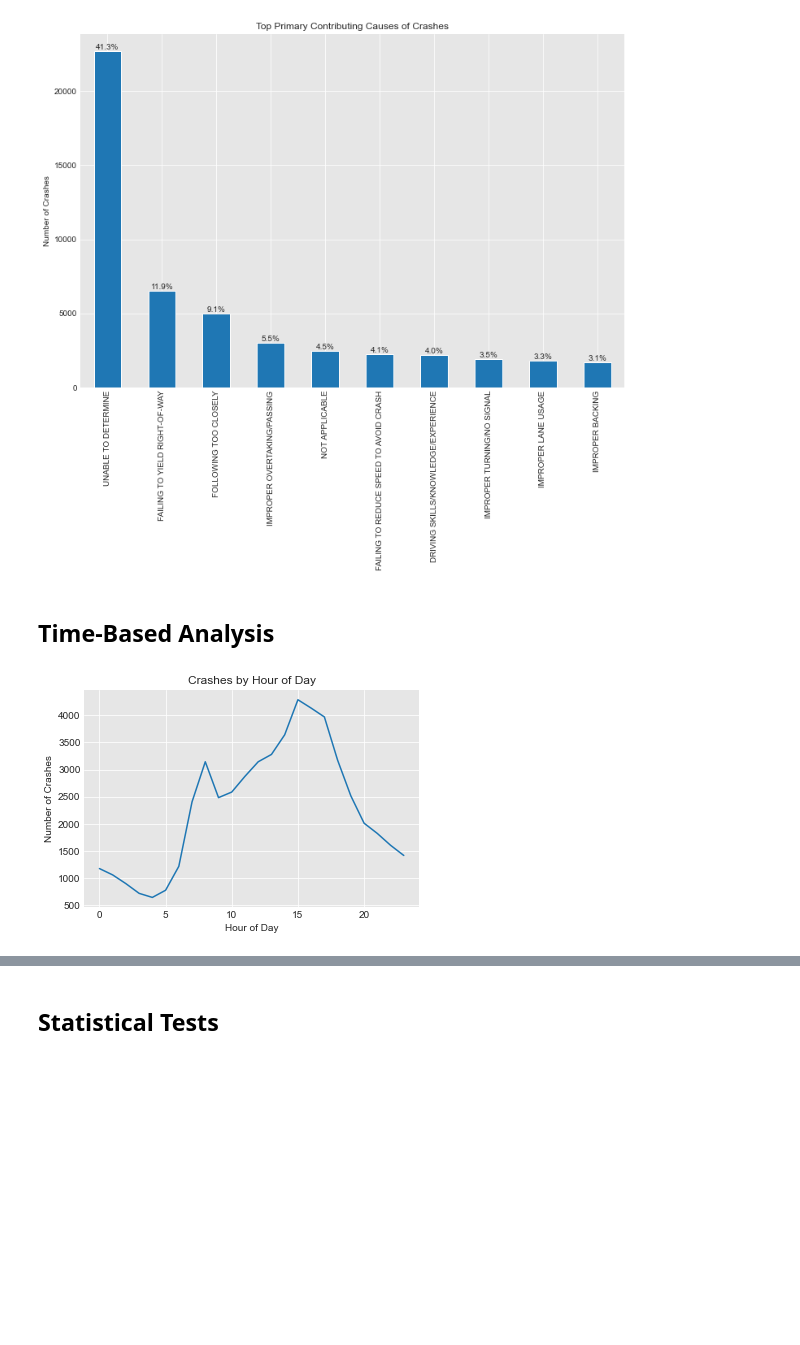
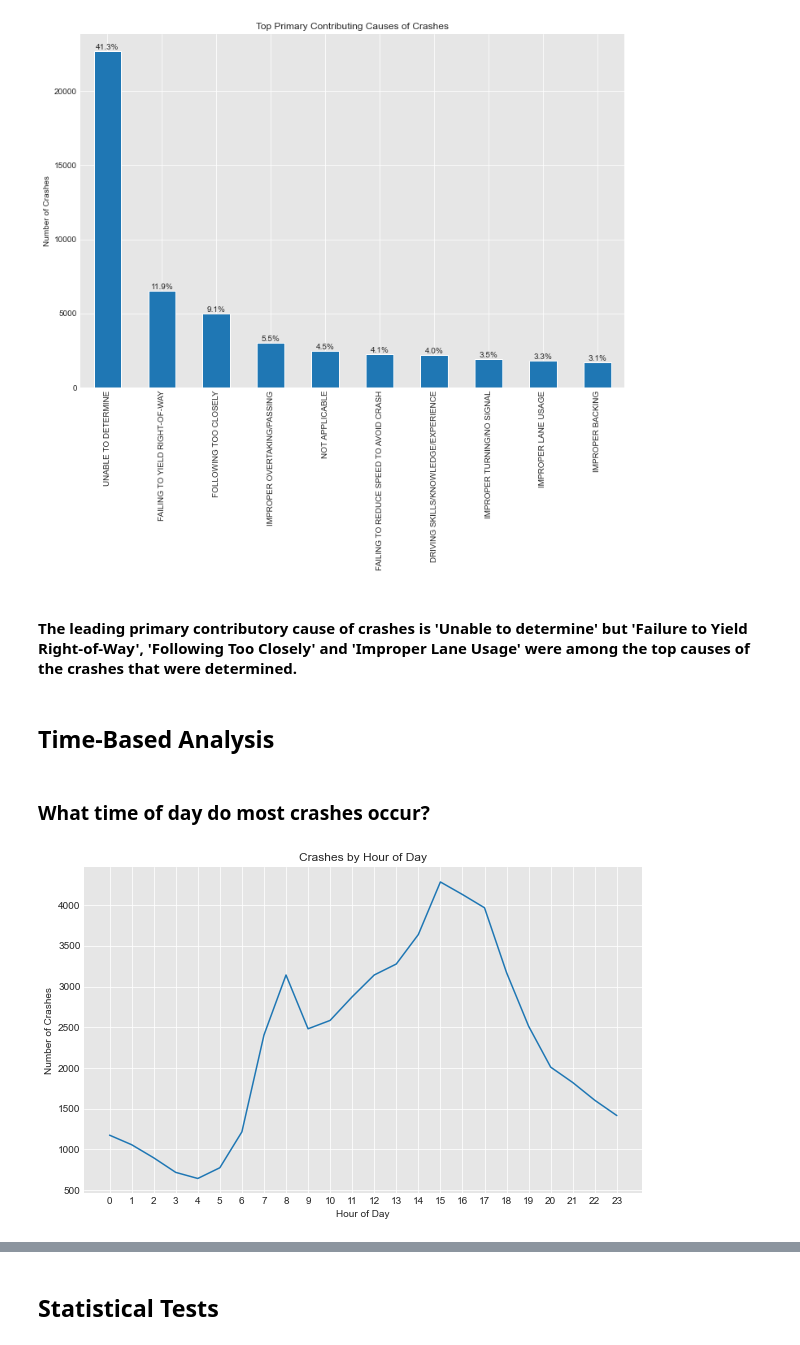
Before and after one commit to Victor-Mufasa/Phase-4-Project, a Jupyter notebook: index.ipynb, the cells around one changed output, grey strips where cells are left out. Drawn from its saved outputs; the diff is of its cells as text; code cells hidden in the pictures; blank space fills up the shorter version.

```diff
--- a/index.ipynb
+++ b/index.ipynb
@@ -217,13 +255,19 @@ for i, rate in enumerate(crashes.PRIM_CONTRIBUTORY_CAUSE.value_counts().head(10)
     );
 # %% [output]
 [figure]
+# %% [markdown]
+#### **The leading	primary contributory cause of crashes is 'Unable to determine' but 'Failure to Yield Right-of-Way', 'Following Too Closely' and 'Improper Lane Usage' were among the top causes of the crashes that were determined.**
 # %% [markdown]
 ## Time-Based Analysis
+# %% [markdown]
+### **What time of day do most crashes occur?**
 # %%
 # Crash By Hour Plot
+plt.figure(figsize=(10,6))
 crashes['CRASH_HOUR'].value_counts().sort_index().plot(kind='line')
 plt.xlabel('Hour of Day')
+plt.xticks(range(0,24))
 plt.ylabel('Number of Crashes')
 plt.title("Crashes by Hour of Day");
 # %% [output]
-[figure, old version]
+[figure, new version]
```
Also changed, not shown: parts of 35 cells of this notebook.
